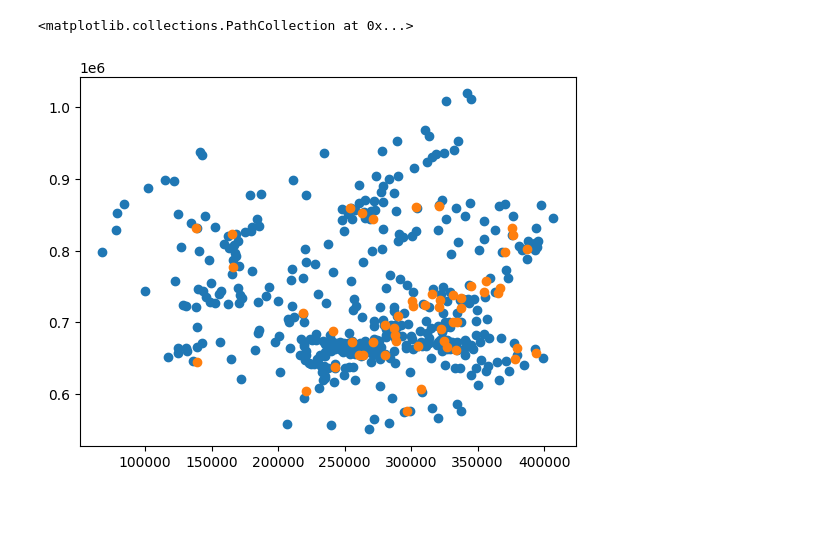
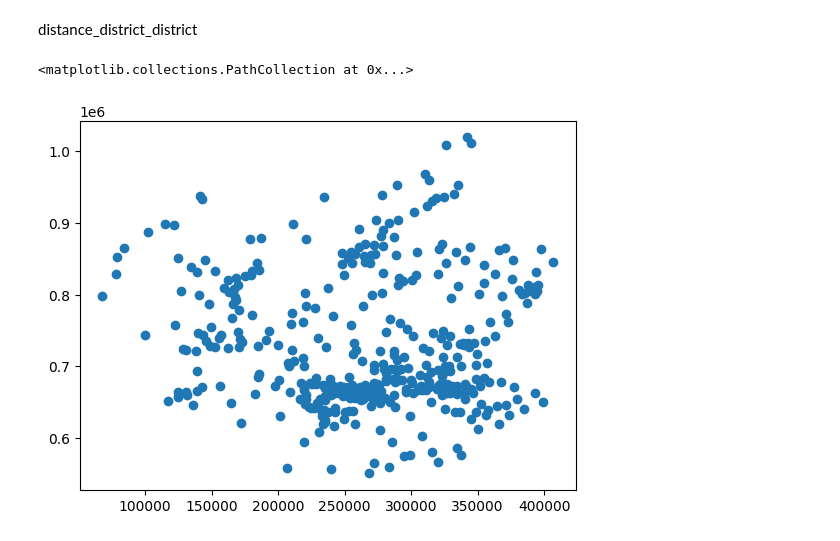
Before and after one commit to nicolastalia/risklog, a Jupyter notebook: assignment_1.ipynb, the cells around one changed output. Cells and saved outputs as stored; diff of their text form; code cells hidden in the pictures; blank space fills up the shorter version.

```diff
--- a/assignment_1.ipynb
+++ b/assignment_1.ipynb
@@ -56,0 +11,3 @@ transportation_cost.head()
+# %%
+customer_coordinates = pd.read_csv('CustomerNorthing.csv').merge(pd.read_csv('CustomerEasting.csv'),how='inner', on='Customers')
+customer_coordinates.head()
@@ -57,6 +21,8 @@ transportation_cost.head()
+# %% [markdown]
+distance_district_district
 # %%
-plt.scatter(x=postcode_district_demand['X (Easting)'],y=postcode_district_demand['Y (Northing)'])
-plt.scatter(x=suppliers['X (Easting)'],y=suppliers['Y (Northing)'])
+plt.scatter(x=customer_coordinates['CustomerEasting'],y=customer_coordinates['CustomerNorthing'])
+# plt.scatter(x=suppliers['X (Easting)'],y=suppliers['Y (Northing)'])
 # %% [output]
 <matplotlib.collections.PathCollection at 0x...>
-[figure, old version]
+[figure, new version]
```
Also changed, not shown: parts of 14 cells of this notebook.
